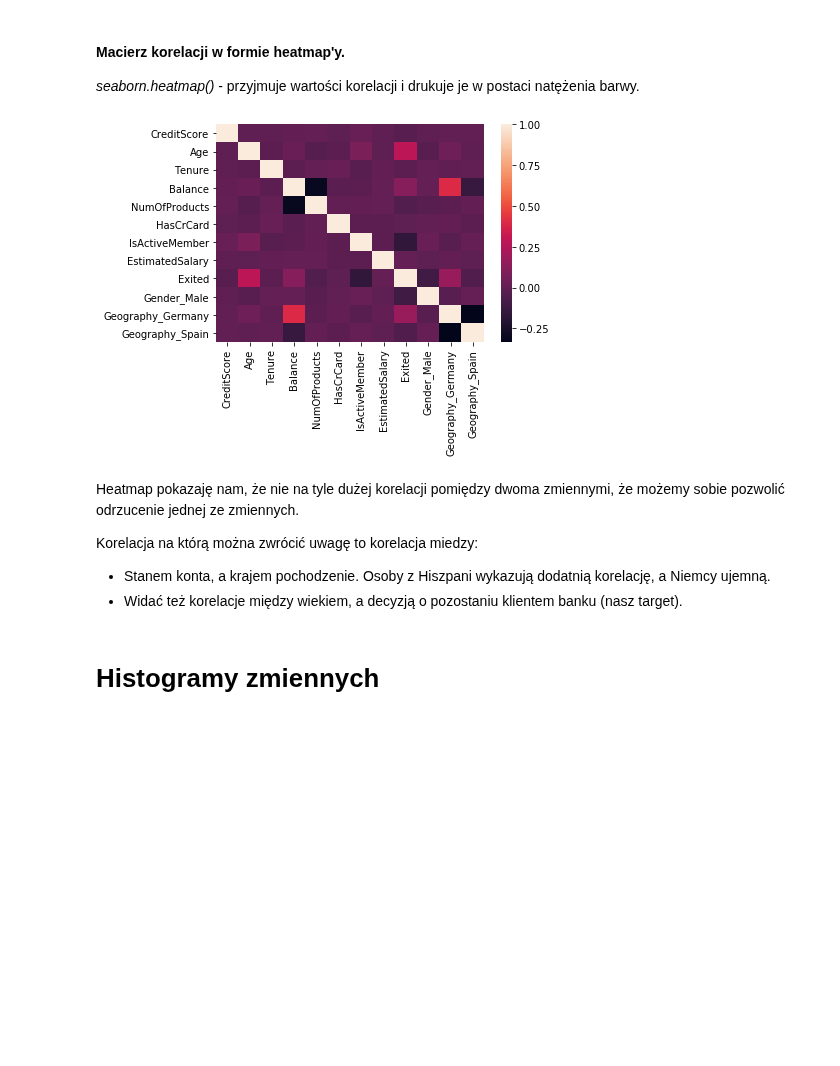
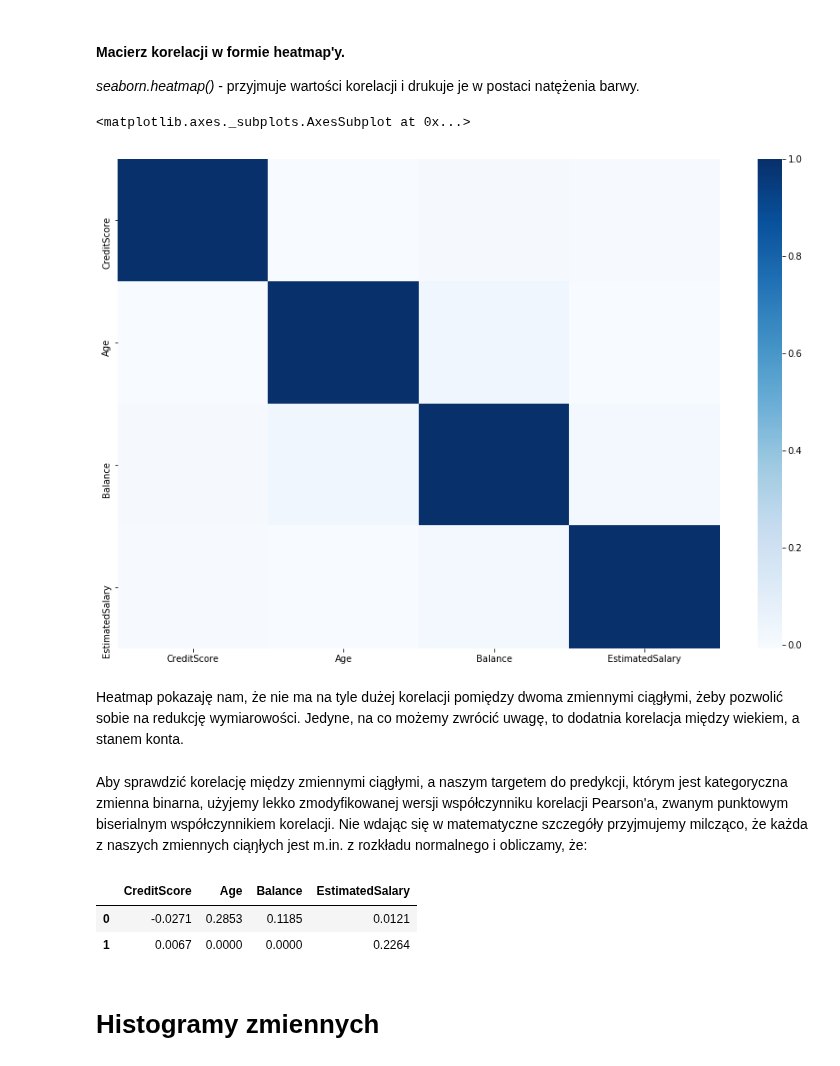
Before and after one commit to Dalthirr/NeuralNetworks, a Jupyter notebook: EDA.ipynb, the cells around one changed output. Cells and saved outputs as stored; diff of their text form; code cells hidden in the pictures; blank space fills up the shorter version.

```diff
--- a/EDA.ipynb
+++ b/EDA.ipynb
@@ -23,7 +26,7 @@ Using TensorFlow backend.
 <center><h3>WCZYTUJEMY DANE Z REPOZYTORIUM</h3>
 i zapisujemy je w formie ramki danych.</center>
 # %%
-url = 'https://raw.githubusercontent.com/Dalthirr/NeuralNetworks/master/Churn_Modelling.csv'
+url = 'https://raw.githubusercontent.com/Dalthirr/NeuralNetworks/master/data/Churn_Modelling.csv'
 df = pd.read_csv(url) #Pobieranie danych
 # %% [markdown]
 # Podstawowe statystyki opisowe i wyświetlenie danych
@@ -120,6 +115,3 @@ Patrząc na statystyki opisowe dane liczbowe wyglądają sensownie.
-# %%
-df = pd.concat([df, pd.get_dummies(df[["Gender", "Geography"]], drop_first=True)],
-               sort=False, axis=1).drop(df[["Gender", "Geography"]], axis=1)
 # %%
 df.info()
 # %% [output]
@@ -152,16 +155,18 @@ df.head()
+# %%
+df_continous = df[['CreditScore', 'Age', 'Balance', 'EstimatedSalary']]
 # %% [markdown]
 # Heatmap
 # %% [markdown]
 <h4>Macierz korelacji w formie <b> heatmap'y.</b></h4>
 <i>seaborn.heatmap()</i> - przyjmuje wartości korelacji i drukuje je w postaci natężenia barwy.
 # %%
-plt.show(sns.heatmap(df.corr(), xticklabels=df.corr().columns,
-         yticklabels=df.corr().columns))
+plt.figure(figsize=(15, 10))
+sns.heatmap(df_continous.corr(), xticklabels=df_continous.corr().columns,
+         yticklabels=df_continous.corr().columns, cmap="Blues")
 # %% [output]
+<matplotlib.axes._subplots.AxesSubplot at 0x...>
-[figure, old version]
+[figure, new version]
-# %% [markdown]
-Heatmap pokazaję nam, że nie na tyle dużej korelacji pomiędzy dwoma zmiennymi, że możemy sobie pozwolić odrzucenie jednej ze zmiennych.
-
-Korelacja na którą można zwrócić uwagę to korelacja miedzy:
-- Stanem konta, a krajem pochodzenie. Osoby z Hiszpani wykazują dodatnią korelację, a Niemcy ujemną.
-- Widać też korelacje między wiekiem, a decyzją o pozostaniu klientem banku (nasz target).
+# %% [markdown]
+Heatmap pokazaję nam, że nie ma na tyle dużej korelacji pomiędzy dwoma zmiennymi ciągłymi, żeby pozwolić sobie na redukcję wymiarowości. Jedyne, na co możemy zwrócić uwagę, to dodatnia korelacja między wiekiem, a stanem konta.
+# %% [markdown]
+Aby sprawdzić korelację między zmiennymi ciągłymi, a naszym targetem do predykcji, którym jest kategoryczna zmienna binarna, użyjemy lekko zmodyfikowanej wersji współczynniku korelacji Pearson'a, zwanym punktowym biserialnym współczynnikiem korelacji. Nie wdając się w matematyczne szczegóły przyjmujemy milcząco, że każda z naszych zmiennych ciąŋłych jest m.in. z rozkładu normalnego i obliczamy, że:
@@ -168,3 +175,10 @@ Korelacja na którą można zwrócić uwagę to korelacja miedzy:
+# %%
+df_continous_with_target.drop("Exited", axis=1).apply(lambda x:
+                                                      np.round(stats.pointbiserialr(x,df_continous_with_target.Exited),4))
+# %% [output]
+|  | CreditScore | Age | Balance | EstimatedSalary |
+| 0 | -0.0271 | 0.2853 | 0.1185 | 0.0121 |
+| 1 | 0.0067 | 0.0000 | 0.0000 | 0.2264 |
 # %% [markdown]
 # Histogramy zmiennych
 # %%
```
Also changed, not shown: parts of 42 cells of this notebook, 13 other files.
